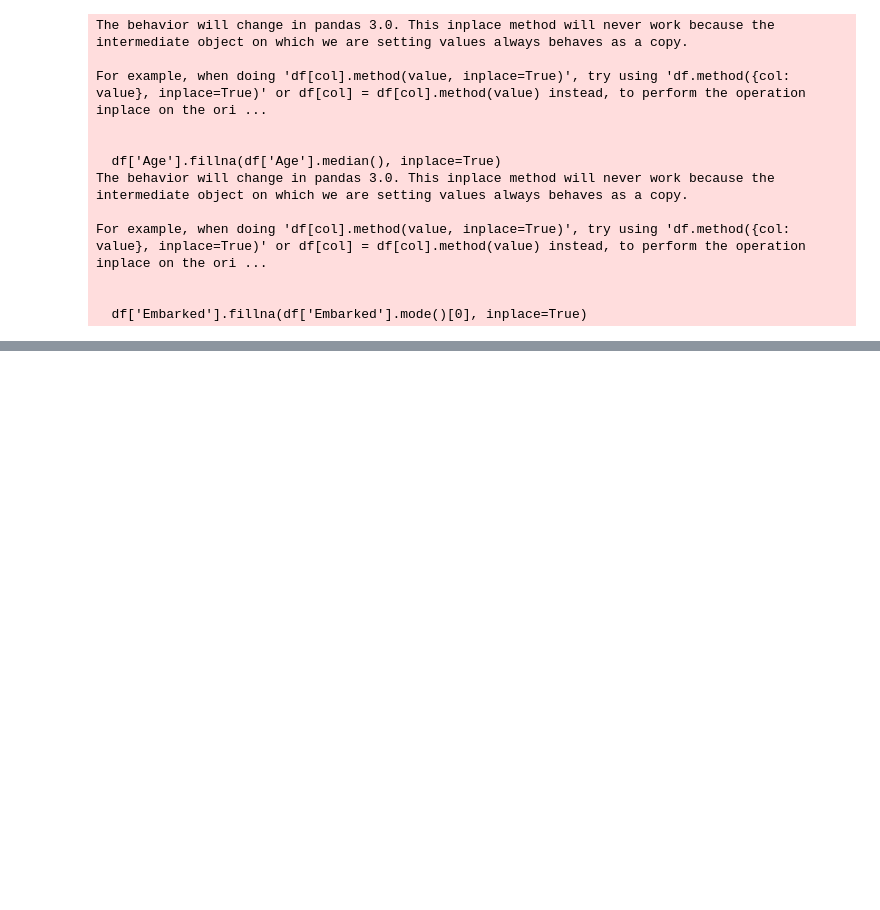
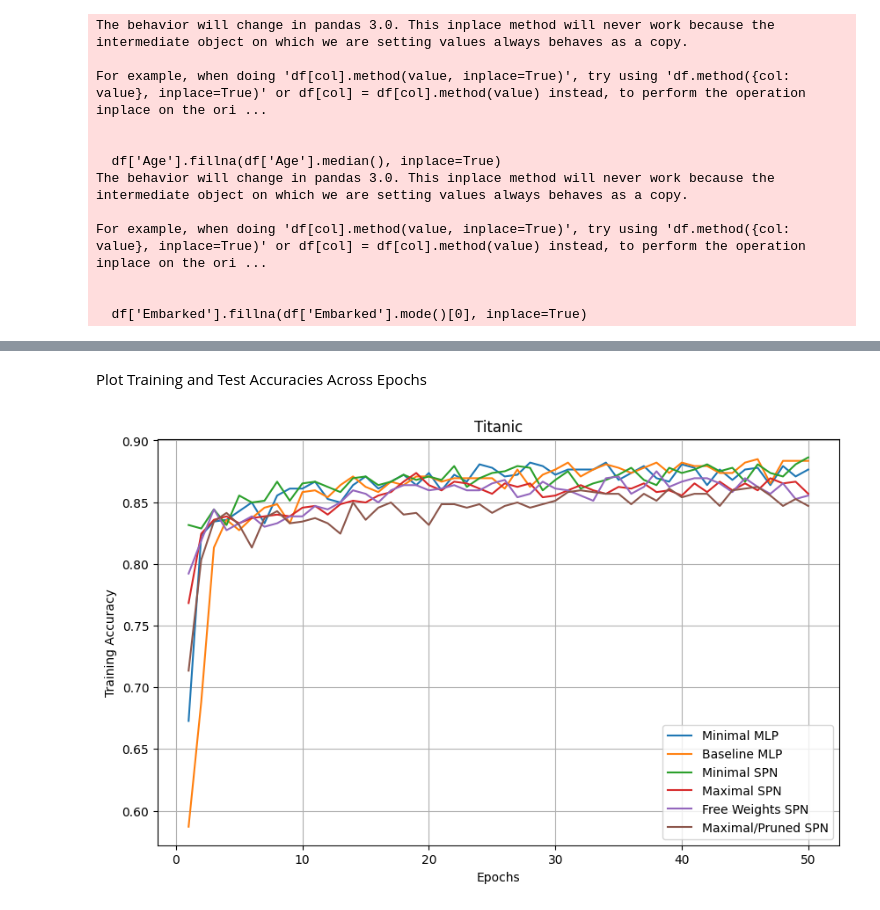
Before and after one commit to sarosh2/dpn, a Jupyter notebook: Titanic_test.ipynb, the cells around one changed output, grey strips where cells are left out. Cells and saved outputs as stored; diff of their text form; code cells hidden in the pictures; blank space fills up the shorter version.

Commit message:
Added more tests and finalized experiments

```diff
--- a/Titanic_test.ipynb
+++ b/Titanic_test.ipynb
@@ -263,0 +284,3 @@ Peak GPU memory: 18.11 MB
+# %%
+cleaned_weights = clean_weights(new_weights, input_size)
+merged_weights = merge_weights(cleaned_weights, input_size, num_classes)
@@ -263,0 +298,3 @@ Peak GPU memory: 18.11 MB
+# %%
+model_5 = SPN(input_size, sum(hidden_dims_pruned), num_classes, minimal=False, hidden_dims=hidden_dims_pruned).cuda()
+optimizer = optim.SGD(model_5.parameters(), lr=learning_rate, momentum=0.9)
@@ -263,0 +303,2 @@ Peak GPU memory: 18.11 MB
+# %%
+train_metrics_5, val_metrics_5 = train(model_5, train_loader, test_loader, epochs, optimizer, criterion)
@@ -263,0 +323,41 @@ Peak GPU memory: 18.11 MB
+# %% [markdown]
+Plot Training and Test Accuracies Across Epochs
+# %%
+import matplotlib.pyplot as plt
+import numpy as np
+
+train_acc_0 = train_metrics_0[:, 2] / (num_samples / batch_size)
+train_acc_1 = train_metrics_1[:, 2] / (num_samples / batch_size)
+train_acc_2 = train_metrics_2[:, 2] / (num_samples / batch_size)
+train_acc_3 = train_metrics_3[:, 2] / (num_samples / batch_size)
+train_acc_4 = train_metrics_4[:, 2] / (num_samples / batch_size)
+train_acc_5 = train_metrics_5[:, 2] / (num_samples / batch_size)
+
+epochs = np.arange(1, epochs + 1)
+# %%
+# Plot the training accuracy of all 5 models
+plt.figure(figsize=(10, 6))
+
+plt.plot(epochs, train_acc_0, label='Minimal MLP')
+plt.plot(epochs, train_acc_1, label='Baseline MLP')
+plt.plot(epochs, train_acc_2, label='Minimal SPN')
+plt.plot(epochs, train_acc_3, label='Maximal SPN')
+plt.plot(epochs, train_acc_4, label='Free Weights SPN')
+plt.plot(epochs, train_acc_5, label='Maximal/Pruned SPN')
+
+# Adding labels and title
+plt.xlabel('Epochs')
+plt.ylabel('Training Accuracy')
+plt.title('Titanic')
+
+# Adding a legend to distinguish the models
+plt.legend()
+
+# Show the plot
+plt.grid(True)
+
+#save the plot
+plt.savefig('results/Titanic/training_accuracy_plot.png')  # Save as PNG file
+plt.show()
+# %% [output]
+[figure, added]
```
Also changed, not shown: parts of 60 cells of this notebook, 56 other files.
